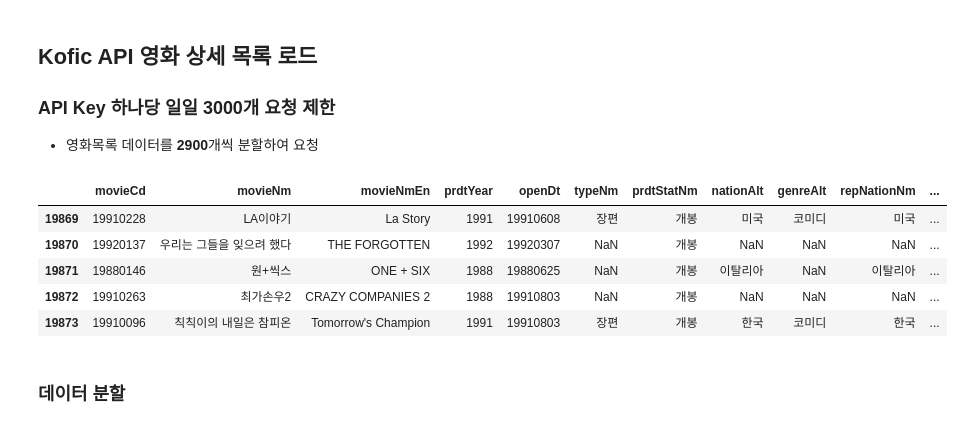
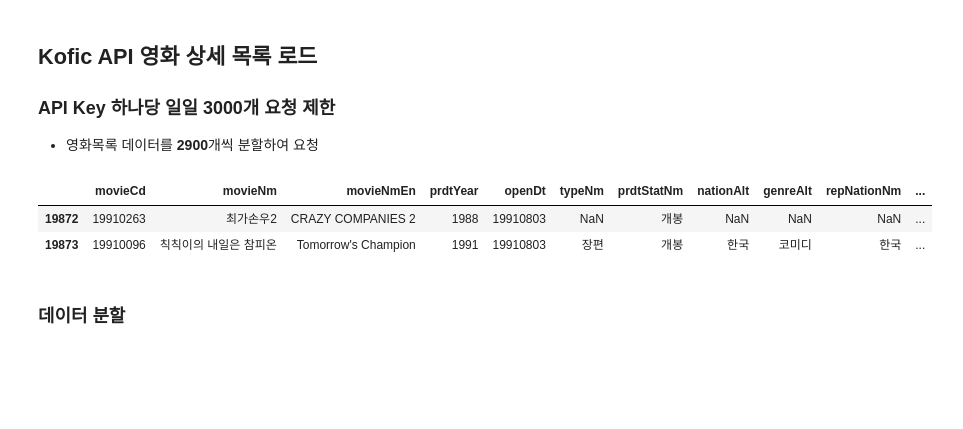
Before and after one commit to chongs02/final_project, a Jupyter notebook: DataScience/Code/preprocess/movie/movieInfo/load_movieDetail.ipynb, the cells around one changed output. Saved outputs shown, nothing was run; the diff lists cells and outputs as text; code cells hidden in the pictures; blank space fills up the shorter version.

```diff
--- a/DataScience/Code/preprocess/movie/movieInfo/load_movieDetail.ipynb
+++ b/DataScience/Code/preprocess/movie/movieInfo/load_movieDetail.ipynb
@@ -26,12 +26,9 @@ key5 = "8332302a9428957b49381ad9224573f8"
 # %%
 mlist = pd.read_csv(os.path.join(save_path, "movie_list_all.csv"), encoding="utf-8")
 # %%
-mlist.tail()
+mlist.tail(2)
 # %% [output]
 |  | movieCd | movieNm | movieNmEn | prdtYear | openDt | typeNm | prdtStatNm | nationAlt | genreAlt | repNationNm | ... |
-| 19869 | 19910228 | LA이야기 | La Story | 1991 | 19910608 | 장편 | 개봉 | 미국 | 코미디 | 미국 | ... |
-| 19870 | 19920137 | 우리는 그들을 잊으려 했다 | THE FORGOTTEN | 1992 | 19920307 | NaN | 개봉 | NaN | NaN | NaN | ... |
-| 19871 | 19880146 | 원+씩스 | ONE + SIX | 1988 | 19880625 | NaN | 개봉 | 이탈리아 | NaN | 이탈리아 | ... |
 | 19872 | 19910263 | 최가손우2 | CRAZY COMPANIES 2 | 1988 | 19910803 | NaN | 개봉 | NaN | NaN | NaN | ... |
 | 19873 | 19910096 | 칙칙이의 내일은 참피온 | Tomorrow's Champion | 1991 | 19910803 | 장편 | 개봉 | 한국 | 코미디 | 한국 | ... |
 # %% [markdown]
```
Also changed, not shown: parts of 13 cells of this notebook, 1 other file.
